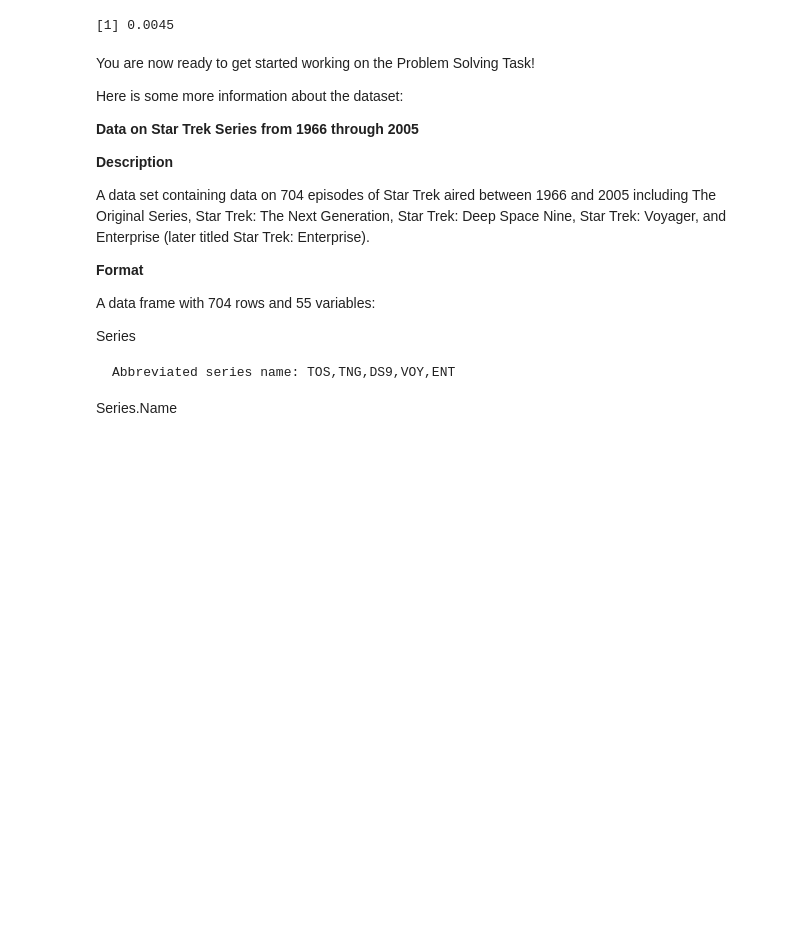
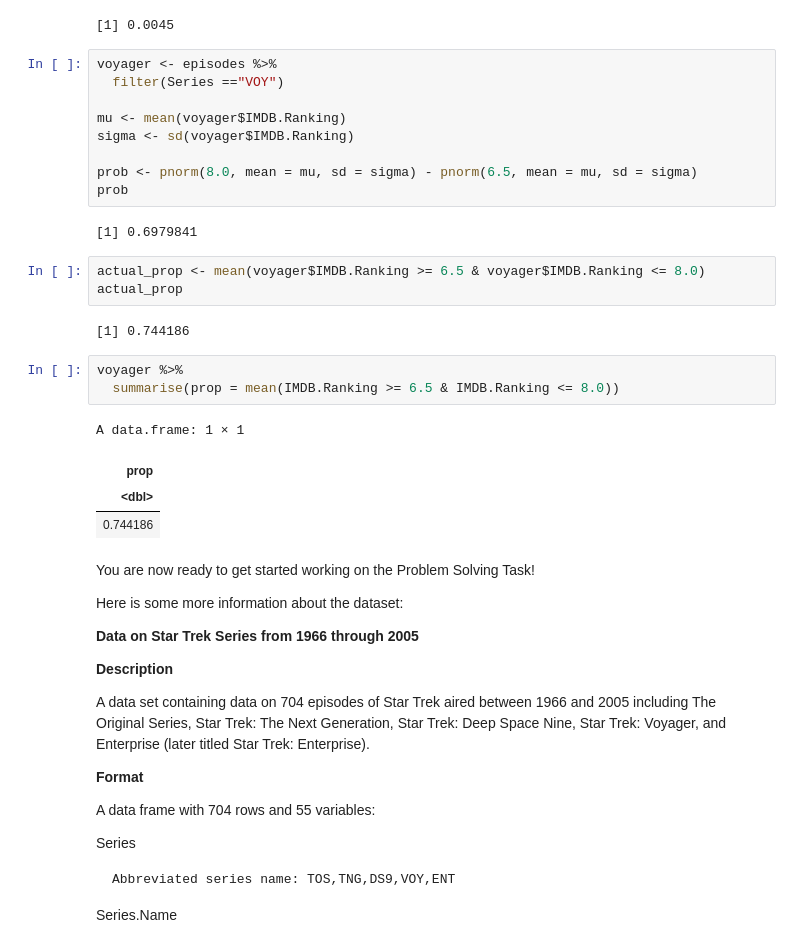
Before and after one commit to ashley0426/MXB107, a Jupyter notebook: notebooks/psts/PST1_Starter.ipynb, the cells around one changed output. Saved outputs shown, nothing was run; the diff lists cells and outputs as text; blank space fills up the shorter version.

```diff
--- a/notebooks/psts/PST1_Starter.ipynb
+++ b/notebooks/psts/PST1_Starter.ipynb
@@ -211,6 +211,30 @@ A data.frame: 1 × 1
 | <dbl> |
 | 0.6460674 |
 [1] 0.0045
+# %%
+voyager <- episodes %>%
+  filter(Series =="VOY")
+
+mu <- mean(voyager$IMDB.Ranking)
+sigma <- sd(voyager$IMDB.Ranking)
+
+prob <- pnorm(8.0, mean = mu, sd = sigma) - pnorm(6.5, mean = mu, sd = sigma)
+prob
+# %% [output]
+[1] 0.6979841
+# %%
+actual_prop <- mean(voyager$IMDB.Ranking >= 6.5 & voyager$IMDB.Ranking <= 8.0)
+actual_prop
+# %% [output]
+[1] 0.744186
+# %%
+voyager %>%
+  summarise(prop = mean(IMDB.Ranking >= 6.5 & IMDB.Ranking <= 8.0))
+# %% [output]
+A data.frame: 1 × 1
+| prop |
+| <dbl> |
+| 0.744186 |
 # %% [markdown]
 You are now ready to get started working on the Problem Solving Task!
 
```
Also changed, not shown: parts of 1 cell of this notebook.
